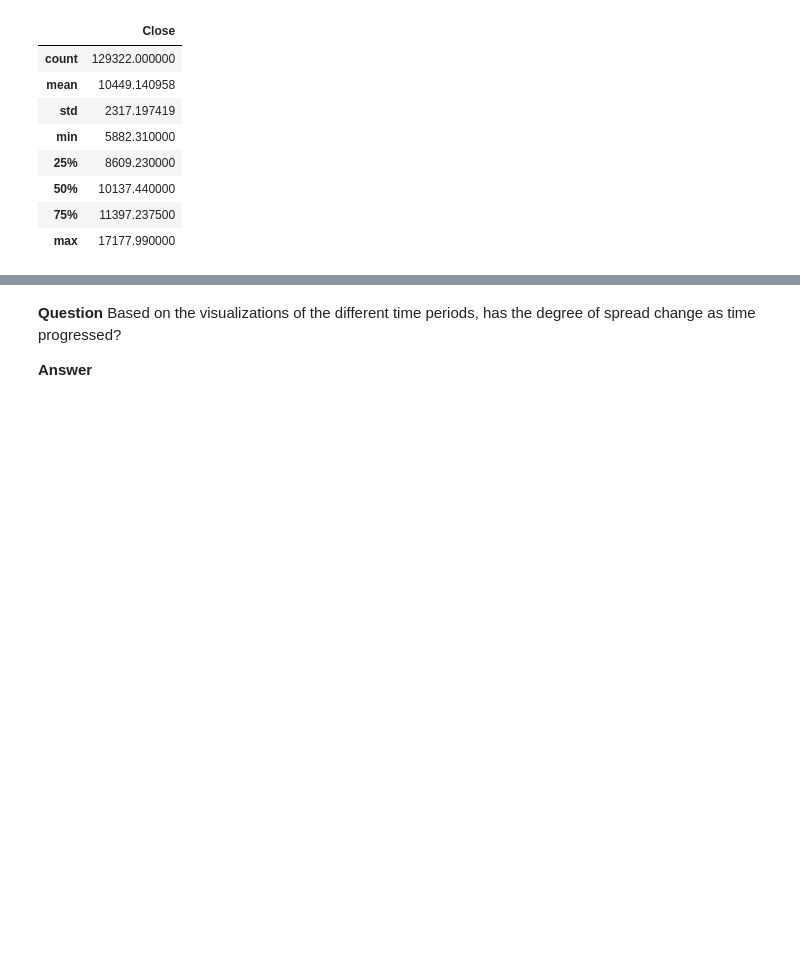
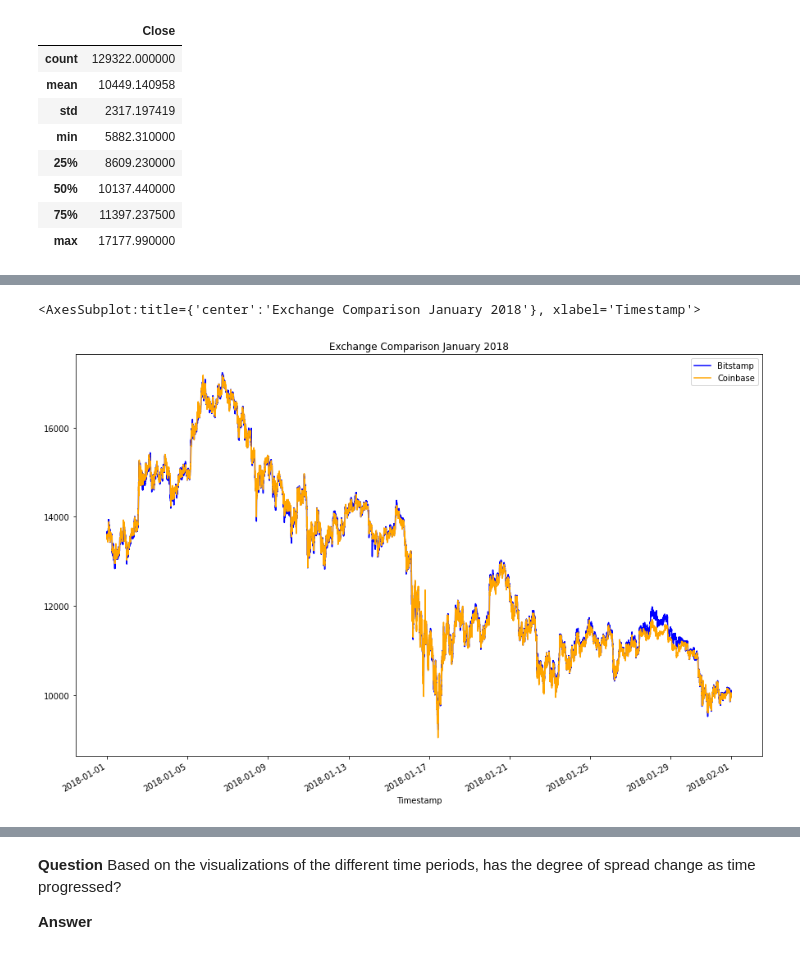
Before and after one commit to AnaIitico/bitcoin_arbitrage, a Jupyter notebook: crypto_arbitrage.ipynb, the cells around one changed output, grey strips where cells are left out. Cells and saved outputs as stored; diff of their text form; code cells hidden in the pictures; blank space fills up the shorter version.

```diff
--- a/crypto_arbitrage.ipynb
+++ b/crypto_arbitrage.ipynb
@@ -324,7 +332,12 @@ coinbase_sliced.plot(figsize=(10, 5), title="Coinbase", color="orange")
 # %%
 # Using the loc and plot functions, create an overlay plot that visualizes
 # the price action of both DataFrames for a one month period early in the dataset
 # Be sure to include the parameters: legend, figure size, title, and color and label
+bitstamp_sliced['Close'].loc['2018-01-01':'2018-01-31'].plot(legend=True, figsize=(15,10), title="Exchange Comparison January 2018", color="blue", label="Bitstamp")
+coinbase_sliced['Close'].loc['2018-01-01':'2018-01-31'].plot(legend=True, figsize=(15,10), color="orange", label="Coinbase")
+# %% [output]
+<AxesSubplot:title={'center':'Exchange Comparison January 2018'}, xlabel='Timestamp'>
+[figure, added]
 # %%
 # Using the loc and plot functions, create an overlay plot that visualizes
 # the price action of both DataFrames for a one month period later in the dataset
```
Also changed, not shown: parts of 15 cells of this notebook.
